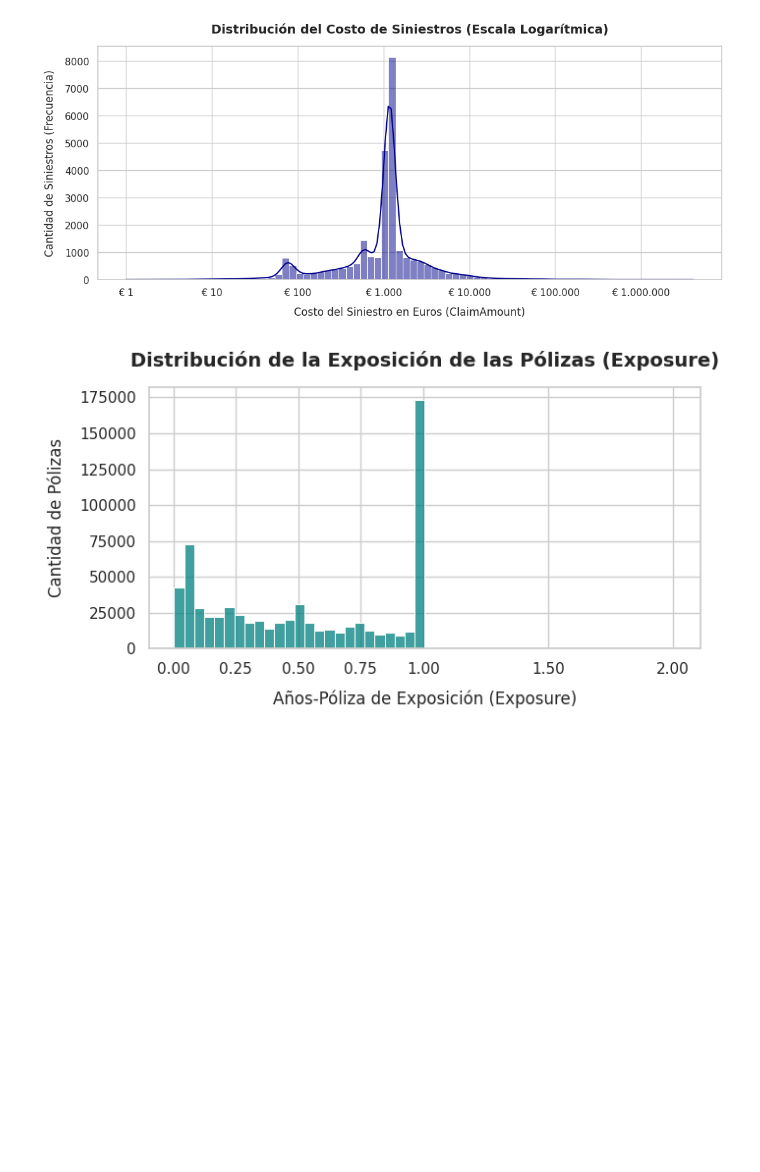
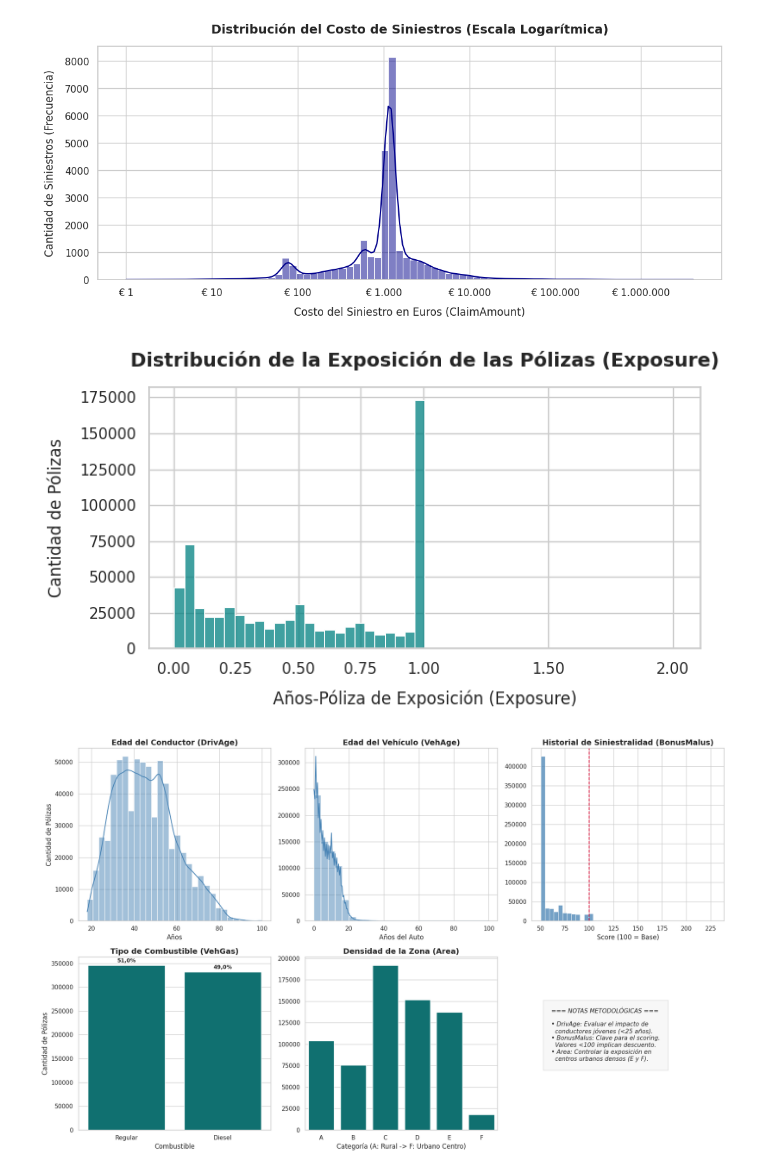
Before and after one commit to AlejandroSenabre/MTPL-Insurance-Pricing-GLM-vs-ML, a Jupyter notebook: notebooks/eda_and_cleaning.ipynb, the cells around one changed output. Cells and saved outputs as stored; diff of their text form; code cells hidden in the pictures; blank space fills up the shorter version.

```diff
--- a/notebooks/eda_and_cleaning.ipynb
+++ b/notebooks/eda_and_cleaning.ipynb
@@ -177,3 +177,88 @@ plt.tight_layout()
 plt.show()
 # %% [output]
 [figure]
+# %%
+# ==============================================================================
+# GRILLA DE GRÁFICOS: ANÁLISIS DE FEATURES DE RIESGO
+# ==============================================================================
+# Creamos un lienzo de 2 filas y 3 columnas (6 gráficos en total)
+fig, axes = plt.subplots(2, 3, figsize=(18, 11))
+
+# Definimos una paleta de colores base para mantener la armonía
+color_continuas = 'steelblue'
+color_categoricas = 'teal'
+
+# ------------------------------------------------------------------------------
+# 1. Distribución de la Edad del Conductor (DrivAge)
+# ------------------------------------------------------------------------------
+sns.histplot(data=df_freq, x='DrivAge', bins=30, kde=True, color=color_continuas, ax=axes[0, 0])
+axes[0, 0].set_title('Edad del Conductor (DrivAge)', fontweight='bold')
+axes[0, 0].set_xlabel('Años')
+axes[0, 0].set_ylabel('Cantidad de Pólizas')
+
+# ------------------------------------------------------------------------------
+# 2. Distribución de la Edad del Vehículo (VehAge)
+# ------------------------------------------------------------------------------
+sns.histplot(data=df_freq, x='VehAge', bins=25, kde=True, color=color_continuas, ax=axes[0, 1])
+axes[0, 1].set_title('Edad del Vehículo (VehAge)', fontweight='bold')
+axes[0, 1].set_xlabel('Años del Auto')
+axes[0, 1].set_ylabel('')
+
+# ------------------------------------------------------------------------------
+# 3. Distribución del Bonus / Malus
+# ------------------------------------------------------------------------------
+sns.histplot(data=df_freq, x='BonusMalus', bins=40, kde=False, color=color_continuas, ax=axes[0, 2])
+axes[0, 2].set_title('Historial de Siniestralidad (BonusMalus)', fontweight='bold')
+axes[0, 2].set_xlabel('Score (100 = Base)')
+axes[0, 2].set_ylabel('')
+# Dibujamos una línea roja en el 100 para marcar comercialmente el límite Bonus/Malus
+axes[0, 2].axvline(100, color='crimson', linestyle='--', linewidth=1.5, label='Base (100)')
+
+# ------------------------------------------------------------------------------
+# 4. Tipo de Combustible (VehGas)
+# ------------------------------------------------------------------------------
+sns.countplot(data=df_freq, x='VehGas', color=color_categoricas, ax=axes[1, 0], order=df_freq['VehGas'].value_counts().index)
+axes[1, 0].set_title('Tipo de Combustible (VehGas)', fontweight='bold')
+axes[1, 0].set_xlabel('Combustible')
+axes[1, 0].set_ylabel('Cantidad de Pólizas')
+
+# Añadir porcentajes a las barras de combustible
+total_gas = len(df_freq)
+for p in axes[1, 0].patches:
+    pct = f'{100 * p.get_height() / total_gas:.1f}%'.replace('.', ',')
+    axes[1, 0].annotate(pct, (p.get_x() + p.get_width() / 2., p.get_height()),
+                        ha='center', va='bottom', xytext=(0, 3), textcoords='offset points', fontsize=10, fontweight='semibold')
+
+# ------------------------------------------------------------------------------
+# 5. Zona de Residencia (Area)
+# ------------------------------------------------------------------------------
+# Ordenamos de la A (Rural) a la F (Urbano Centro)
+orden_area = sorted(df_freq['Area'].unique())
+sns.countplot(data=df_freq, x='Area', order=orden_area, color=color_categoricas, ax=axes[1, 1])
+axes[1, 1].set_title('Densidad de la Zona (Area)', fontweight='bold')
+axes[1, 1].set_xlabel('Categoría (A: Rural -> F: Urbano Centro)')
+axes[1, 1].set_ylabel('')
+
+# ------------------------------------------------------------------------------
+# 6. Espacio vacío o Análisis extra (Lo usamos para limpiar el diseño)
+# ------------------------------------------------------------------------------
+# Apagamos los ejes del último cuadrante para que no quede un gráfico en blanco feo
+axes[1, 2].axis('off')
+# Metemos un cuadro de texto explicativo en ese espacio vacío con estilo de consultoría
+texto_resumen = (
+    "=== NOTAS METODOLÓGICAS ===\n\n"
+    "• DrivAge: Evaluar el impacto de\n"
+    "  conductores jóvenes (<25 años).\n"
+    "• BonusMalus: Clave para el scoring.\n"
+    "  Valores <100 implican descuento.\n"
+    "• Area: Controlar la exposición en\n"
+    "  centros urbanos densos (E y F)."
+)
+axes[1, 2].text(0.1, 0.4, texto_resumen, fontsize=11, style='italic',
+                bbox={'facecolor': 'whitesmoke', 'alpha': 0.8, 'pad': 15, 'edgecolor': 'lightgray'})
+
+# Optimización del espacio entre los subplots
+plt.tight_layout()
+plt.show()
+# %% [output]
+[figure, added]
```
Also changed, not shown: parts of 5 cells of this notebook.
